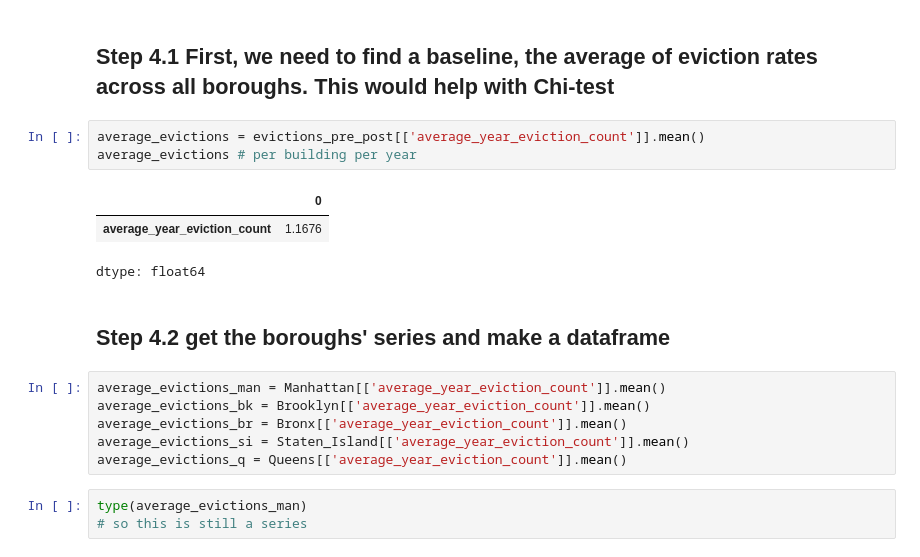
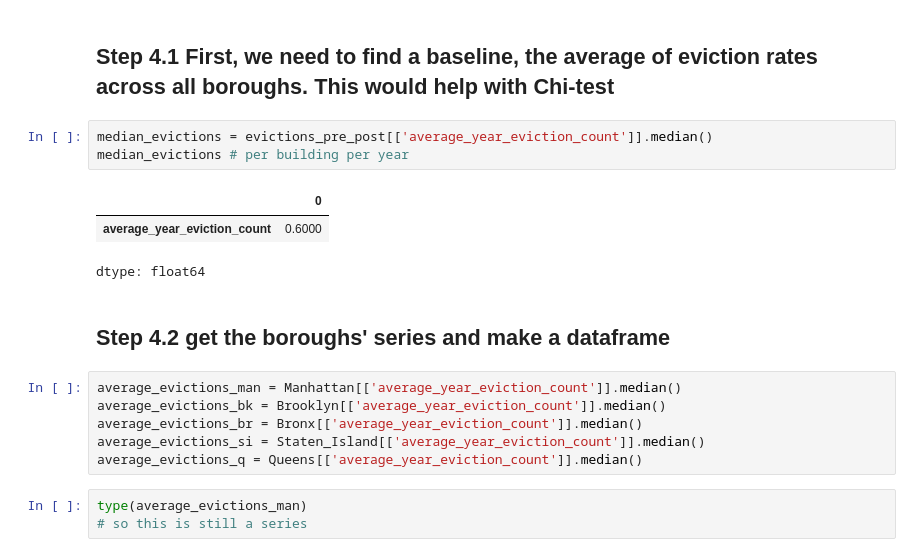
Before and after one commit to simaoalicechen/NYC_Landlord_Behavior_Analysis_Project, a Jupyter notebook: Part_4.1_Prepare_for_Excel_Borough_Level.ipynb, the cells around one changed output. Cells and saved outputs as stored; diff of their text form.

```diff
--- a/Part_4.1_Prepare_for_Excel_Borough_Level.ipynb
+++ b/Part_4.1_Prepare_for_Excel_Borough_Level.ipynb
@@ -544,20 +549,20 @@ all_racial
 # %% [markdown]
 ## **Step 4.1 First, we need to find a baseline, the average of eviction rates across all boroughs. This would help with Chi-test**
 # %%
-average_evictions = evictions_pre_post[['average_year_eviction_count']].mean()
-average_evictions # per building per year
+median_evictions = evictions_pre_post[['average_year_eviction_count']].median()
+median_evictions # per building per year
 # %% [output]
 |  | 0 |
-| average_year_eviction_count | 1.1676 |
+| average_year_eviction_count | 0.6000 |
 dtype: float64
 # %% [markdown]
 ## **Step 4.2 get the boroughs' series and make a dataframe**
 # %%
-average_evictions_man = Manhattan[['average_year_eviction_count']].mean()
-average_evictions_bk = Brooklyn[['average_year_eviction_count']].mean()
-average_evictions_br = Bronx[['average_year_eviction_count']].mean()
-average_evictions_si = Staten_Island[['average_year_eviction_count']].mean()
-average_evictions_q = Queens[['average_year_eviction_count']].mean()
+average_evictions_man = Manhattan[['average_year_eviction_count']].median()
+average_evictions_bk = Brooklyn[['average_year_eviction_count']].median()
+average_evictions_br = Bronx[['average_year_eviction_count']].median()
+average_evictions_si = Staten_Island[['average_year_eviction_count']].median()
+average_evictions_q = Queens[['average_year_eviction_count']].median()
 # %%
 type(average_evictions_man)
 # so this is still a series
```
Also changed, not shown: parts of 38 cells of this notebook.
